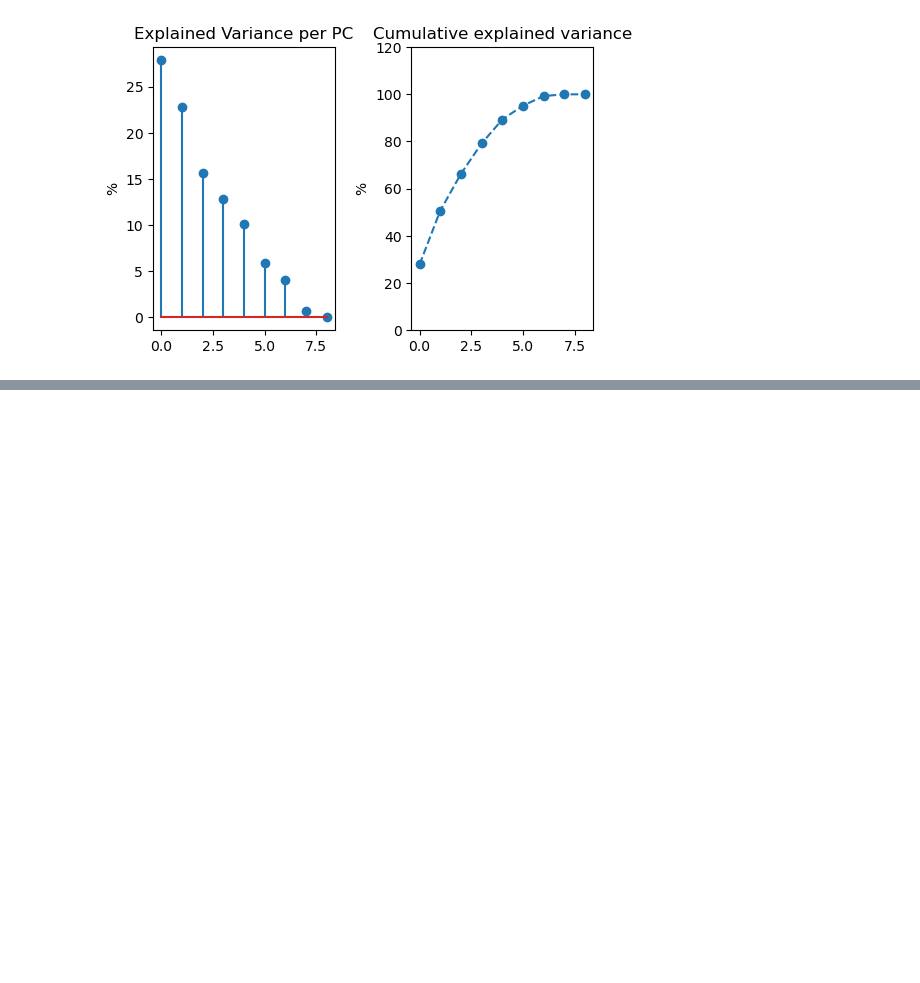
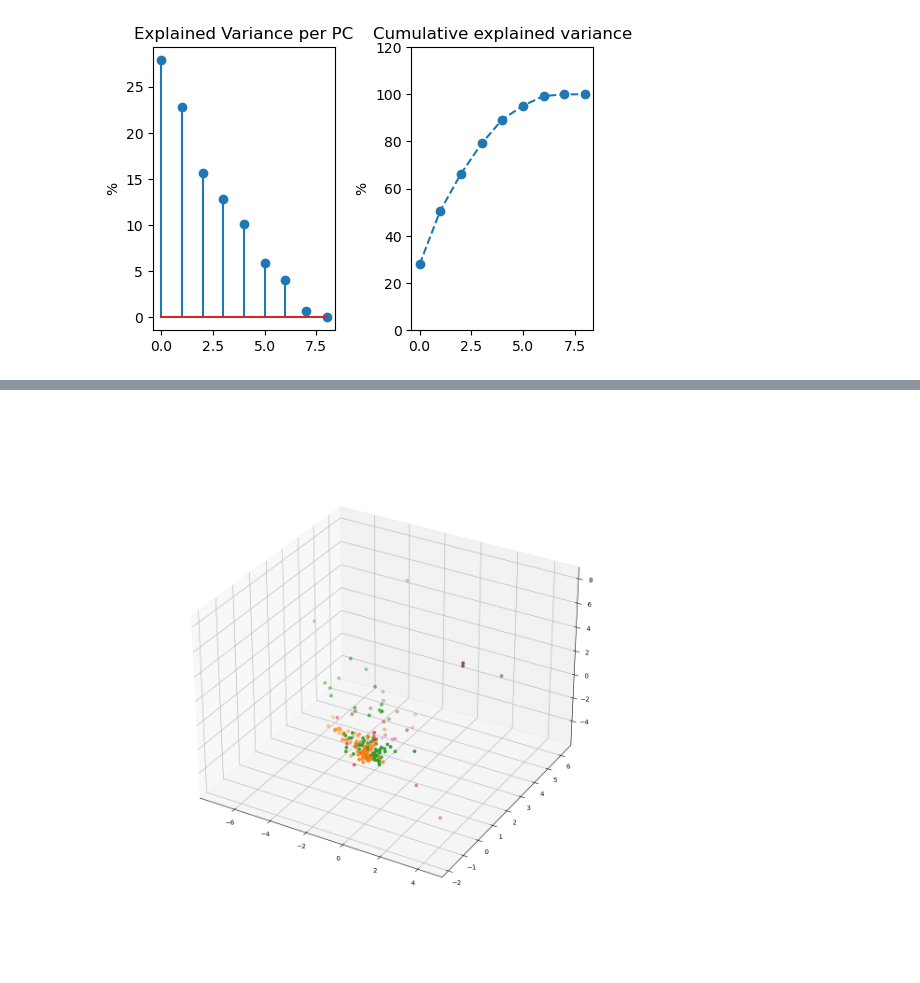
Before and after one commit to Magdk01/MLDM-Assignment-1, a Jupyter notebook: PCA.ipynb, the cells around one changed output, grey strips where cells are left out. Drawn from its saved outputs; the diff is of its cells as text; code cells hidden in the pictures; blank space fills up the shorter version.

```diff
--- a/PCA.ipynb
+++ b/PCA.ipynb
@@ -133,0 +222,8 @@ Text(0.5, 1.0, 'Cumulative explained variance')
+# %%
+%matplotlib notebook
+fig = plt.figure(figsize=(12, 12))
+
+ax = fig.add_subplot(projection='3d')
+for i in range(7):
+    ax.scatter(projected_data[0][np.array(labels == i)],projected_data[1][np.array(labels == i)],projected_data[2][np.array(labels == i)])
+# %% [output]
@@ -133,0 +231 @@ Text(0.5, 1.0, 'Cumulative explained variance')
+[figure, added]
```
Also changed, not shown: parts of 11 cells of this notebook.
